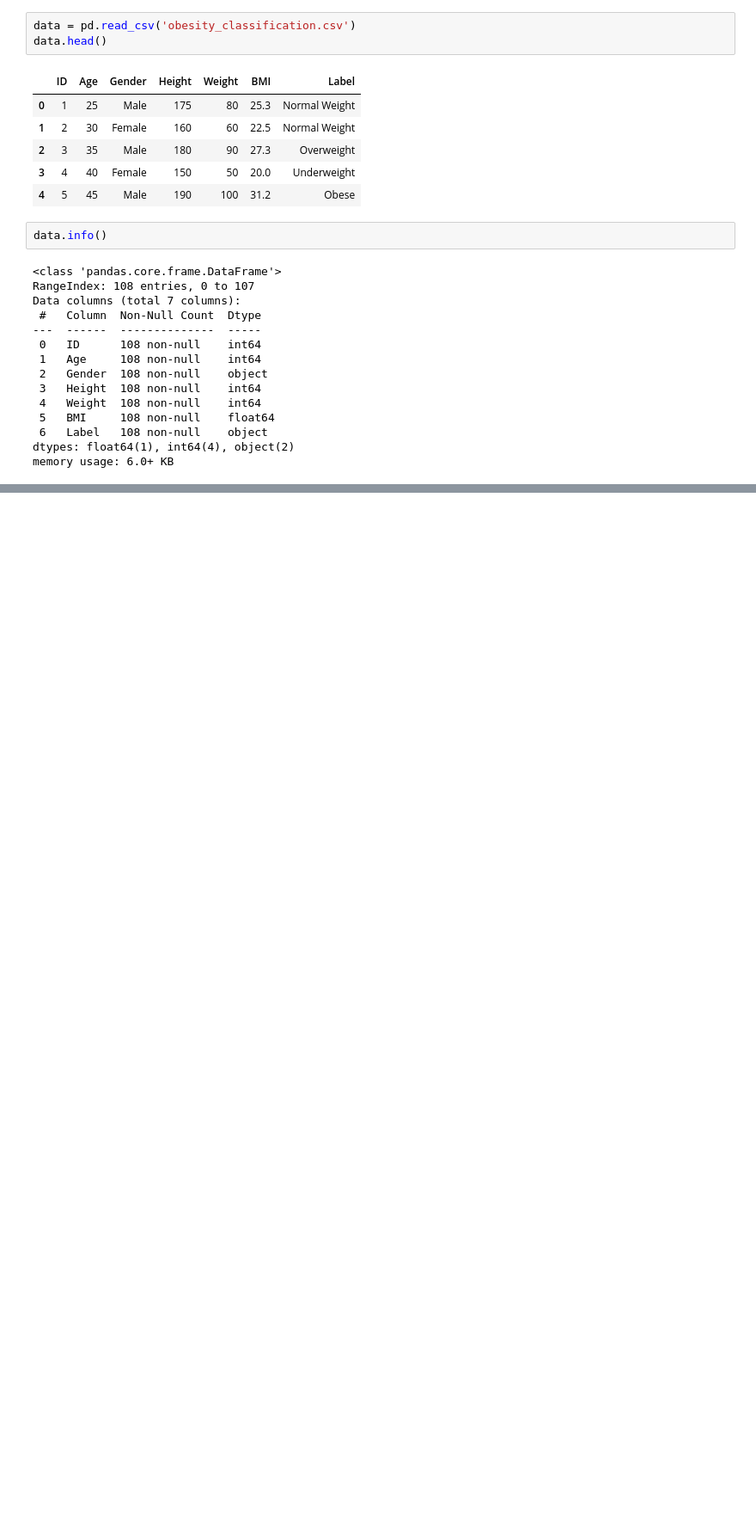
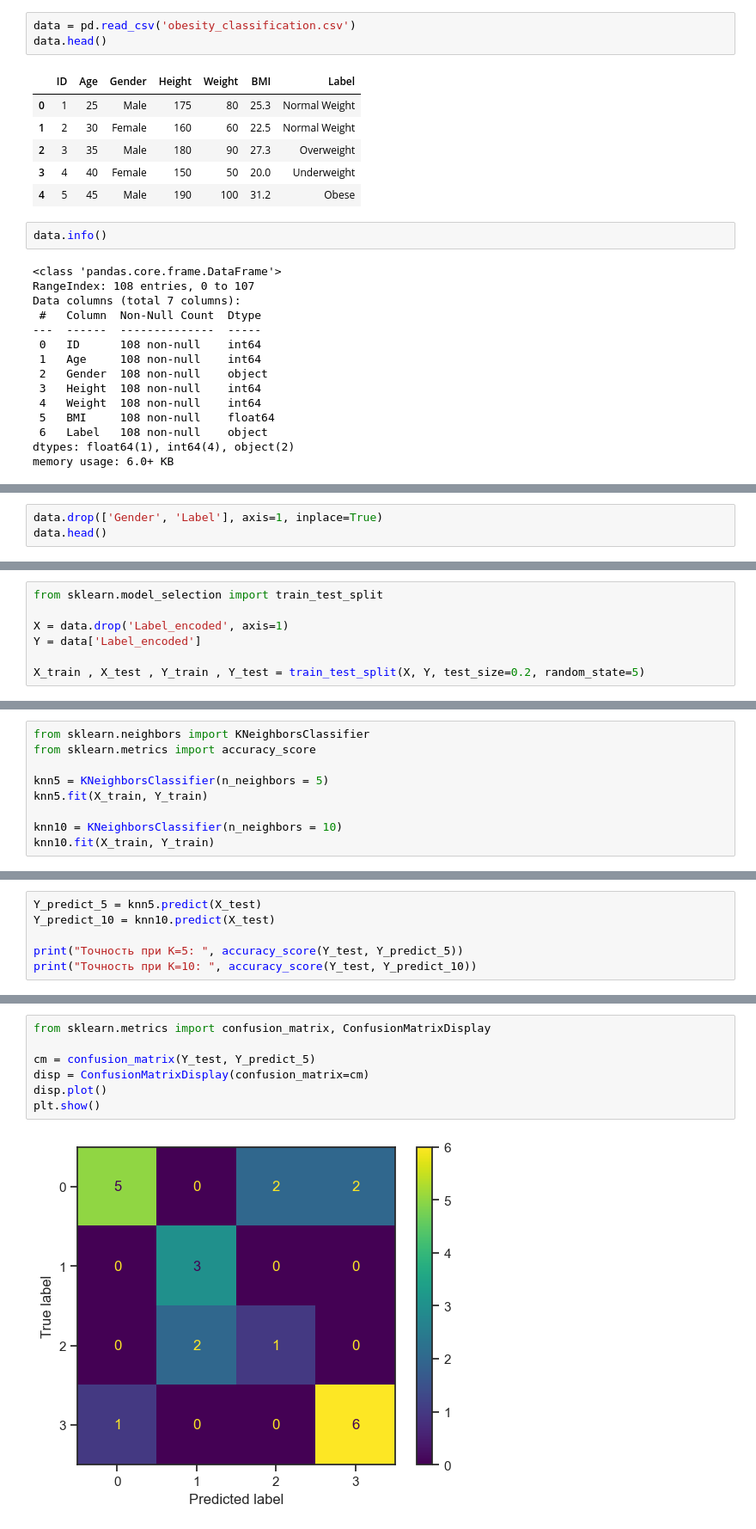
Before and after one commit to victobes/bmstu-course-TMO-2025, a Jupyter notebook: labs/TMO_lab3.ipynb, the cells around one changed output, grey strips where cells are left out. Shown at 86% size. Saved outputs shown, nothing was run; the diff lists cells and outputs as text; blank space fills up the shorter version.

```diff
--- a/labs/TMO_lab3.ipynb
+++ b/labs/TMO_lab3.ipynb
@@ -53,0 +96,3 @@ Name: Label, dtype: object
+# %%
+data.drop(['Gender', 'Label'], axis=1, inplace=True)
+data.head()
@@ -53,0 +120,7 @@ Name: Label, dtype: object
+# %%
+from sklearn.model_selection import train_test_split
+
+X = data.drop('Label_encoded', axis=1)
+Y = data['Label_encoded']
+
+X_train , X_test , Y_train , Y_test = train_test_split(X, Y, test_size=0.2, random_state=5)
@@ -53,0 +149,9 @@ Name: Label, dtype: object
+# %%
+from sklearn.neighbors import KNeighborsClassifier
+from sklearn.metrics import accuracy_score
+
+knn5 = KNeighborsClassifier(n_neighbors = 5)
+knn5.fit(X_train, Y_train)
+
+knn10 = KNeighborsClassifier(n_neighbors = 10)
+knn10.fit(X_train, Y_train)
@@ -53,0 +162,6 @@ Name: Label, dtype: object
+# %%
+Y_predict_5 = knn5.predict(X_test)
+Y_predict_10 = knn10.predict(X_test)
+
+print("Точность при K=5: ", accuracy_score(Y_test, Y_predict_5))
+print("Точность при K=10: ", accuracy_score(Y_test, Y_predict_10))
@@ -53,0 +238,9 @@ Name: Label, dtype: object
+# %%
+from sklearn.metrics import confusion_matrix, ConfusionMatrixDisplay
+
+cm = confusion_matrix(Y_test, Y_predict_5)
+disp = ConfusionMatrixDisplay(confusion_matrix=cm)
+disp.plot()
+plt.show()
+# %% [output]
+[figure, added]
```
Also changed, not shown: parts of 28 cells of this notebook.
